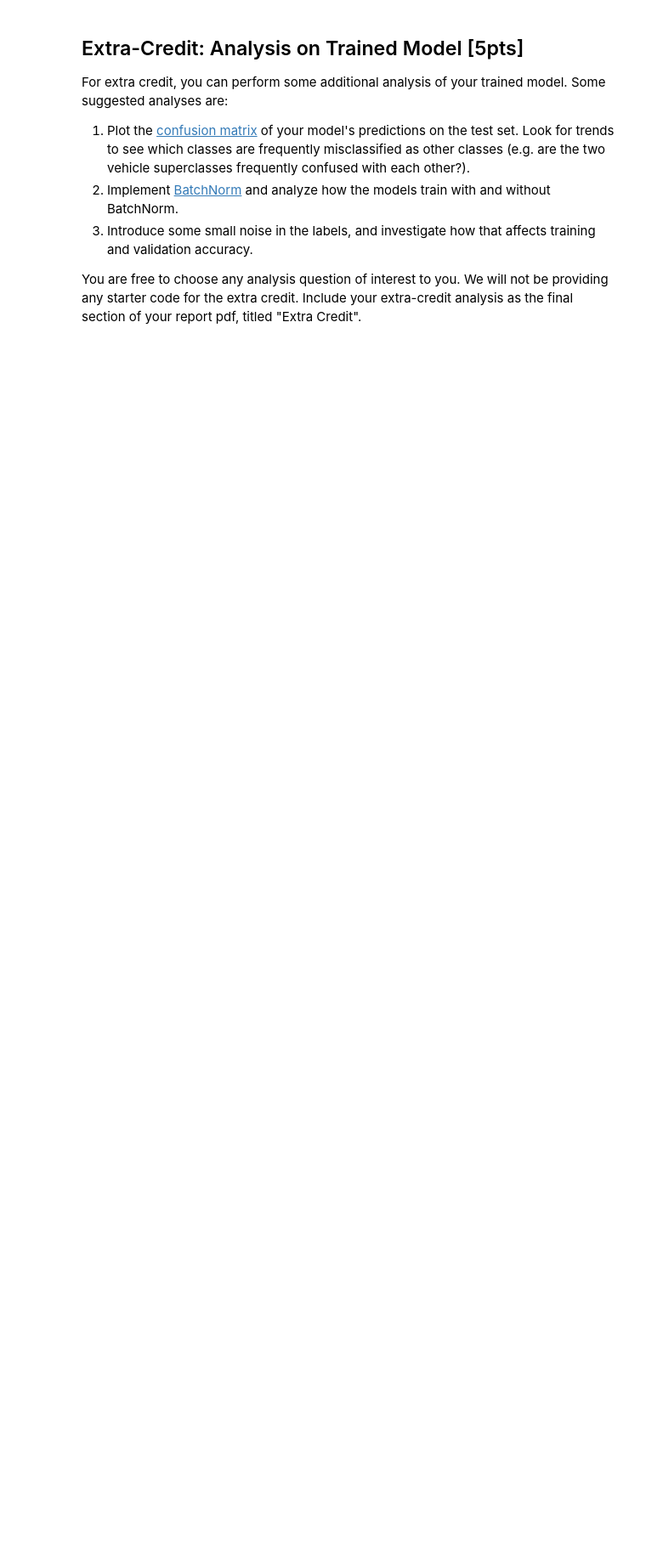
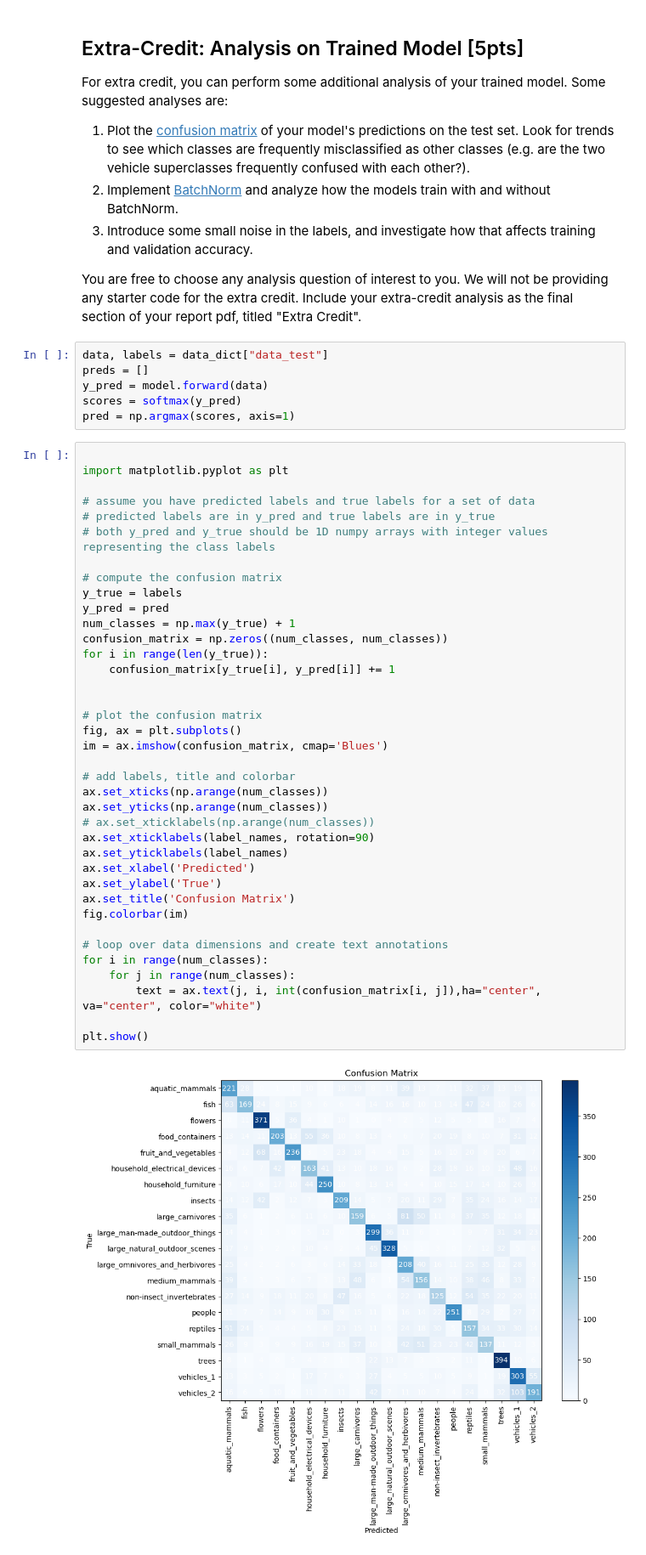
Before and after one commit to vamsipuppala/Deep-Learning-assignment-1, a Jupyter notebook: Problem_2.ipynb, the cells around one changed output. Shown: that part at 85% size. Drawn from its saved outputs; the diff is of its cells as text; blank space fills up the shorter version.

```diff
--- a/Problem_2.ipynb
+++ b/Problem_2.ipynb
@@ -466,6 +505,52 @@ For extra credit, you can perform some additional analysis of your trained model
 3. Introduce some small noise in the labels, and investigate how that affects training and validation accuracy.
 
 You are free to choose any analysis question of interest to you. We will not be providing any starter code for the extra credit. Include your extra-credit analysis as the final section of your report pdf, titled "Extra Credit".
+# %%
+data, labels = data_dict["data_test"]
+preds = []
+y_pred = model.forward(data)
+scores = softmax(y_pred)
+pred = np.argmax(scores, axis=1)
+# %%
+
+import matplotlib.pyplot as plt
+
+# assume you have predicted labels and true labels for a set of data
+# predicted labels are in y_pred and true labels are in y_true
+# both y_pred and y_true should be 1D numpy arrays with integer values representing the class labels
+
+# compute the confusion matrix
+y_true = labels
+y_pred = pred
+num_classes = np.max(y_true) + 1
+confusion_matrix = np.zeros((num_classes, num_classes))
+for i in range(len(y_true)):
+    confusion_matrix[y_true[i], y_pred[i]] += 1
+
+
+# plot the confusion matrix
+fig, ax = plt.subplots()
+im = ax.imshow(confusion_matrix, cmap='Blues')
+
+# add labels, title and colorbar
+ax.set_xticks(np.arange(num_classes))
+ax.set_yticks(np.arange(num_classes))
+# ax.set_xticklabels(np.arange(num_classes))
+ax.set_xticklabels(label_names, rotation=90)
+ax.set_yticklabels(label_names)
+ax.set_xlabel('Predicted')
+ax.set_ylabel('True')
+ax.set_title('Confusion Matrix')
+fig.colorbar(im)
+
+# loop over data dimensions and create text annotations
+for i in range(num_classes):
+    for j in range(num_classes):
+        text = ax.text(j, i, int(confusion_matrix[i, j]),ha="center", va="center", color="white")
+
+plt.show()
+# %% [output]
+[figure, added]
 # %% [markdown]
 # Submission
 
```
Also changed, not shown: parts of 6 cells of this notebook, 3 other files.
